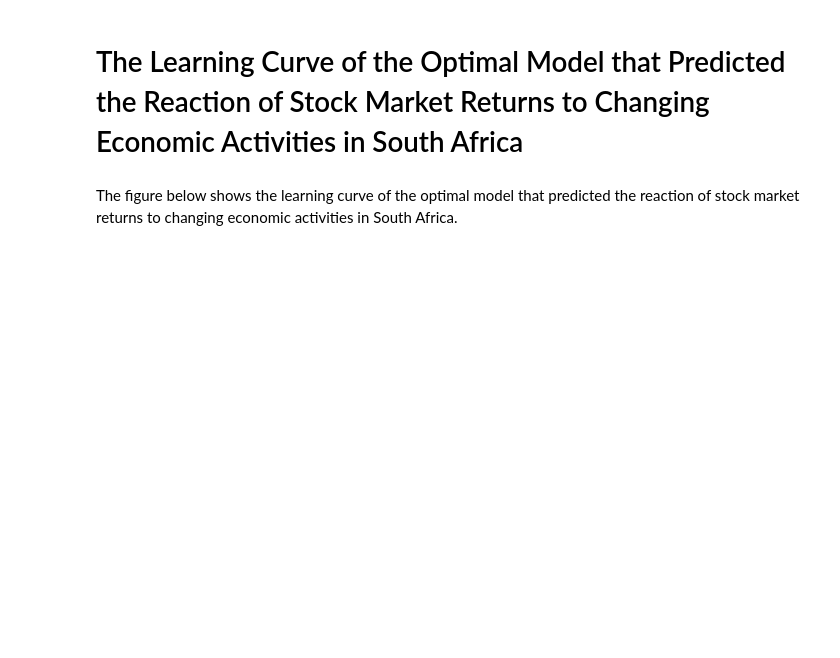
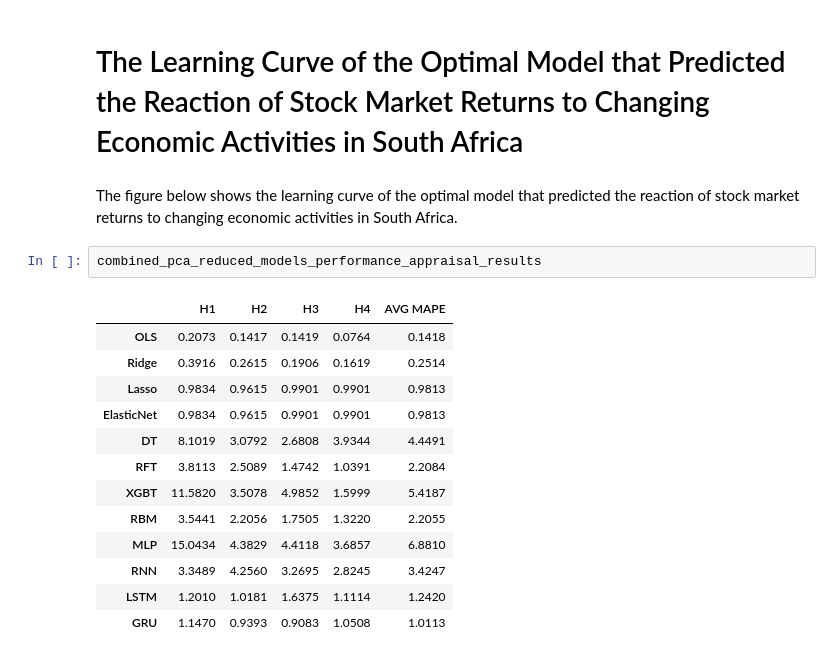
Before and after one commit to tshepochris/mastersproject, a Jupyter notebook: mastersproject.ipynb, the cells around one changed output. Saved outputs shown, nothing was run; the diff lists cells and outputs as text; blank space fills up the shorter version.

```diff
--- a/mastersproject.ipynb
+++ b/mastersproject.ipynb
@@ -1984,3 +1982,19 @@ combined_pca_reduced_models_performance_appraisal_results
 # The Learning Curve of the Optimal Model that Predicted the Reaction of Stock Market Returns to Changing Economic Activities in South Africa
 # %% [markdown]
 The figure below shows the learning curve of the optimal model that predicted the reaction of stock market returns to changing economic activities in South Africa.
+# %%
+combined_pca_reduced_models_performance_appraisal_results
+# %% [output]
+|  | H1 | H2 | H3 | H4 | AVG MAPE |
+| OLS | 0.2073 | 0.1417 | 0.1419 | 0.0764 | 0.1418 |
+| Ridge | 0.3916 | 0.2615 | 0.1906 | 0.1619 | 0.2514 |
+| Lasso | 0.9834 | 0.9615 | 0.9901 | 0.9901 | 0.9813 |
+| ElasticNet | 0.9834 | 0.9615 | 0.9901 | 0.9901 | 0.9813 |
+| DT | 8.1019 | 3.0792 | 2.6808 | 3.9344 | 4.4491 |
+| RFT | 3.8113 | 2.5089 | 1.4742 | 1.0391 | 2.2084 |
+| XGBT | 11.5820 | 3.5078 | 4.9852 | 1.5999 | 5.4187 |
+| RBM | 3.5441 | 2.2056 | 1.7505 | 1.3220 | 2.2055 |
+| MLP | 15.0434 | 4.3829 | 4.4118 | 3.6857 | 6.8810 |
+| RNN | 3.3489 | 4.2560 | 3.2695 | 2.8245 | 3.4247 |
+| LSTM | 1.2010 | 1.0181 | 1.6375 | 1.1114 | 1.2420 |
+| GRU | 1.1470 | 0.9393 | 0.9083 | 1.0508 | 1.0113 |
```
Also changed, not shown: parts of 25 cells of this notebook.
